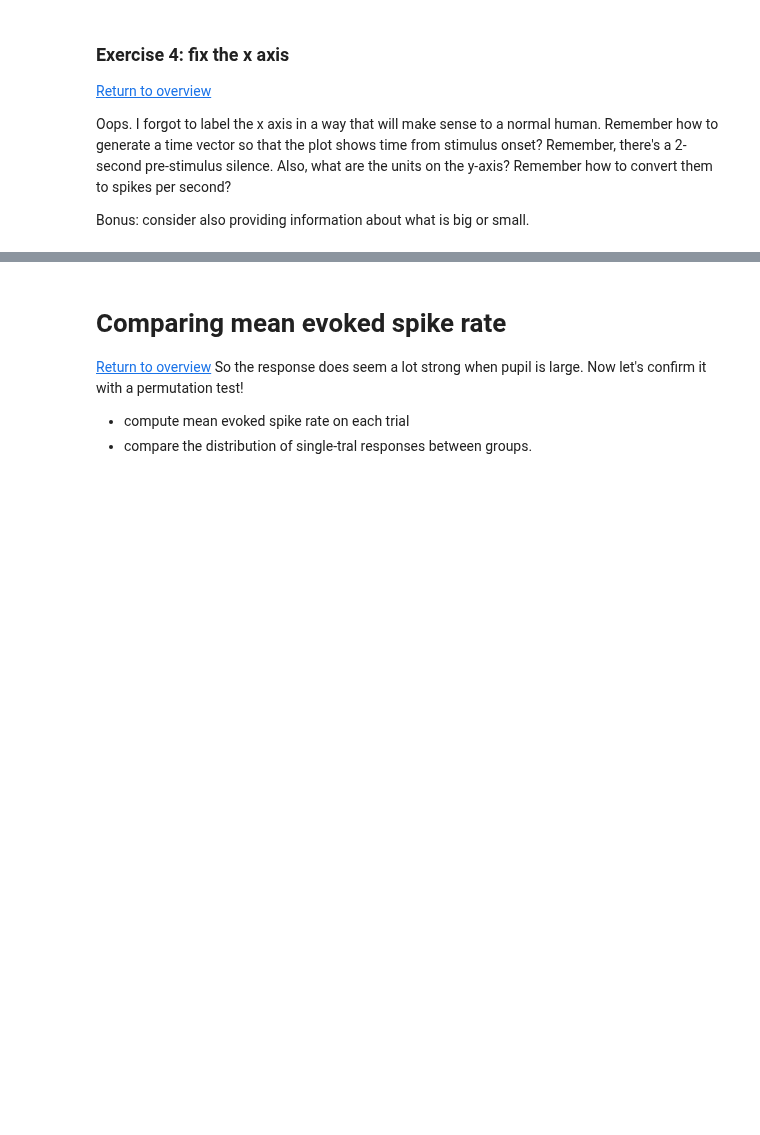
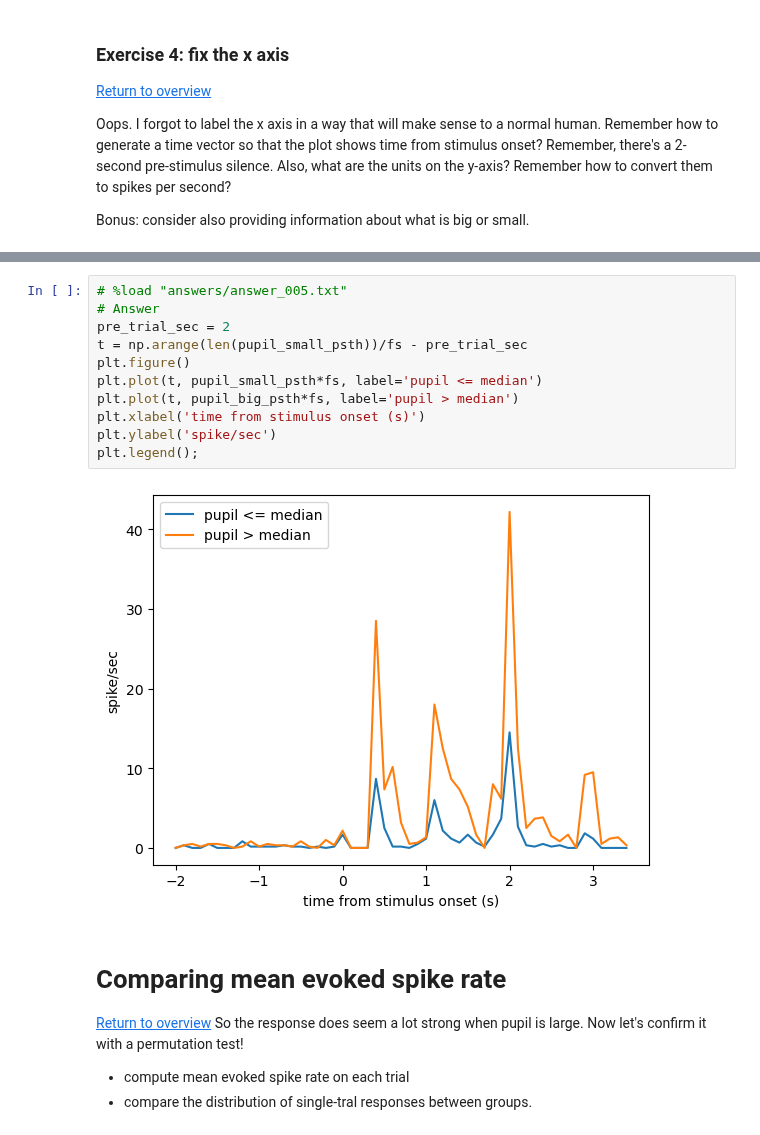
Before and after one commit to svdavid/NEUS642, a Jupyter notebook: notebooks/week6_02-13_permutation/week6_permutation_stats_teacher.ipynb, the cells around one changed output, grey strips where cells are left out. Saved outputs shown, nothing was run; the diff lists cells and outputs as text; blank space fills up the shorter version.

```diff
--- a/notebooks/week6_02-13_permutation/week6_permutation_stats_teacher.ipynb
+++ b/notebooks/week6_02-13_permutation/week6_permutation_stats_teacher.ipynb
@@ -204,3 +290,16 @@ Bonus: consider also providing information about what is big or small.
+# %%
+# %load "answers/answer_005.txt"
+# Answer
+pre_trial_sec = 2
+t = np.arange(len(pupil_small_psth))/fs - pre_trial_sec
+plt.figure()
+plt.plot(t, pupil_small_psth*fs, label='pupil <= median')
+plt.plot(t, pupil_big_psth*fs, label='pupil > median')
+plt.xlabel('time from stimulus onset (s)')
+plt.ylabel('spike/sec')
+plt.legend();
+# %% [output]
+[figure, added]
 # %% [markdown]
 <a id="13b7af37-6dc3-486e-ad28-212ac87d7a79"></a>
 # Comparing mean evoked spike rate
```
Also changed, not shown: parts of 84 cells of this notebook, 33 other files.
